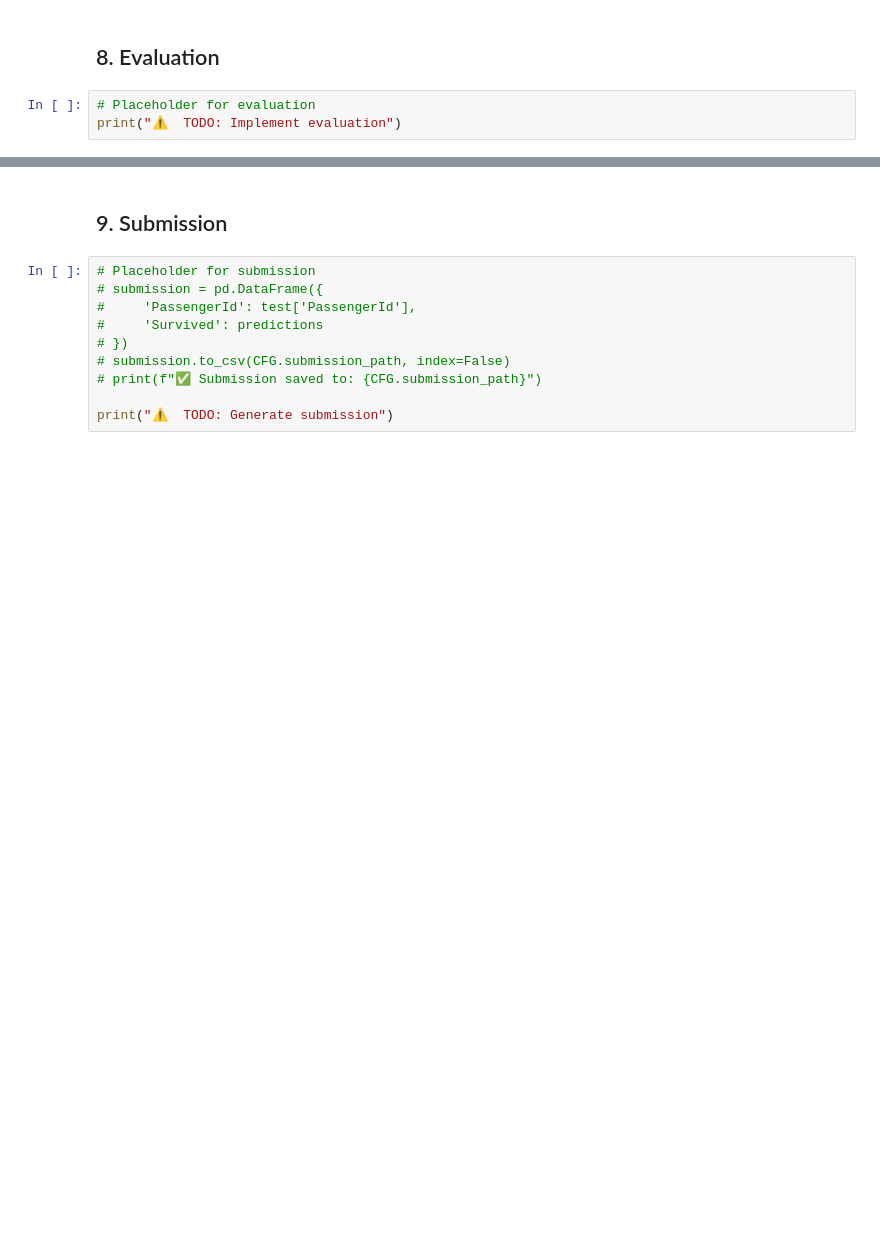
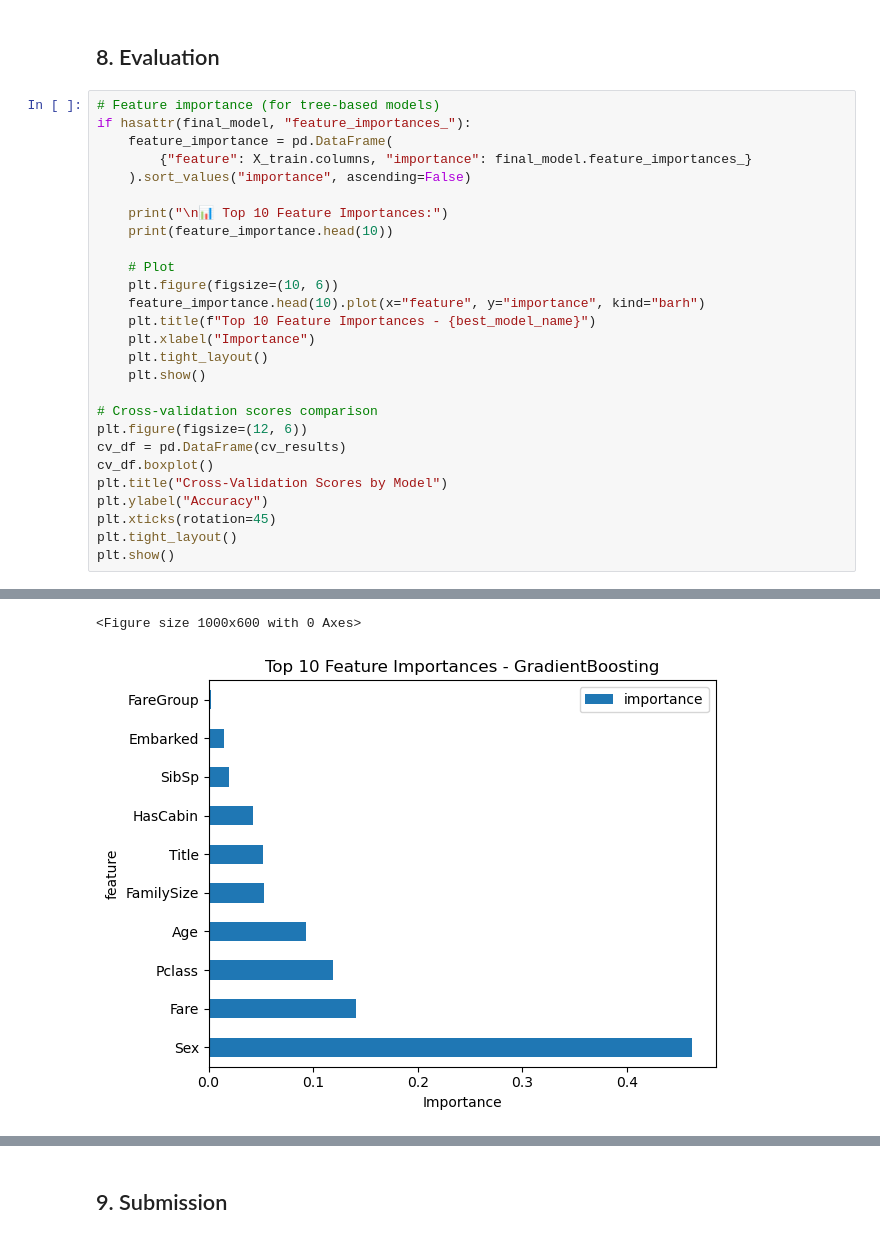
Before and after one commit to n24q02m/n24q02m-kaggle-competitions, a Jupyter notebook: competitions/titanic/notebooks/solution.ipynb, the cells around one changed output, grey strips where cells are left out. Drawn from its saved outputs; the diff is of its cells as text; blank space fills up the shorter version.

Commit message:
feat: Add Titanic competition data, solution notebook, and submission file, with related project updates.

```diff
--- a/competitions/titanic/notebooks/solution.ipynb
+++ b/competitions/titanic/notebooks/solution.ipynb
@@ -203,5 +441,30 @@ print("⚠️  TODO: Implement modeling")
 # %% [markdown]
 ## 8. Evaluation
-# %%
-# Placeholder for evaluation
-print("⚠️  TODO: Implement evaluation")
+# %%
+# Feature importance (for tree-based models)
+if hasattr(final_model, "feature_importances_"):
+    feature_importance = pd.DataFrame(
+        {"feature": X_train.columns, "importance": final_model.feature_importances_}
+    ).sort_values("importance", ascending=False)
+
+    print("\n📊 Top 10 Feature Importances:")
+    print(feature_importance.head(10))
+
+    # Plot
+    plt.figure(figsize=(10, 6))
+    feature_importance.head(10).plot(x="feature", y="importance", kind="barh")
+    plt.title(f"Top 10 Feature Importances - {best_model_name}")
+    plt.xlabel("Importance")
+    plt.tight_layout()
+    plt.show()
+
+# Cross-validation scores comparison
+plt.figure(figsize=(12, 6))
+cv_df = pd.DataFrame(cv_results)
+cv_df.boxplot()
+plt.title("Cross-Validation Scores by Model")
+plt.ylabel("Accuracy")
+plt.xticks(rotation=45)
+plt.tight_layout()
+plt.show()
+# %% [output]
@@ -207,0 +483,2 @@ print("⚠️  TODO: Implement evaluation")
+<Figure size 1000x600 with 0 Axes>
+[figure, added]
@@ -208,12 +486,2 @@ print("⚠️  TODO: Implement evaluation")
 # %% [markdown]
 ## 9. Submission
-# %%
-# Placeholder for submission
-# submission = pd.DataFrame({
-#     'PassengerId': test['PassengerId'],
-#     'Survived': predictions
-# })
-# submission.to_csv(CFG.submission_path, index=False)
-# print(f"✅ Submission saved to: {CFG.submission_path}")
-
-print("⚠️  TODO: Generate submission")
```
Also changed, not shown: parts of 17 cells of this notebook, 8 other files.
